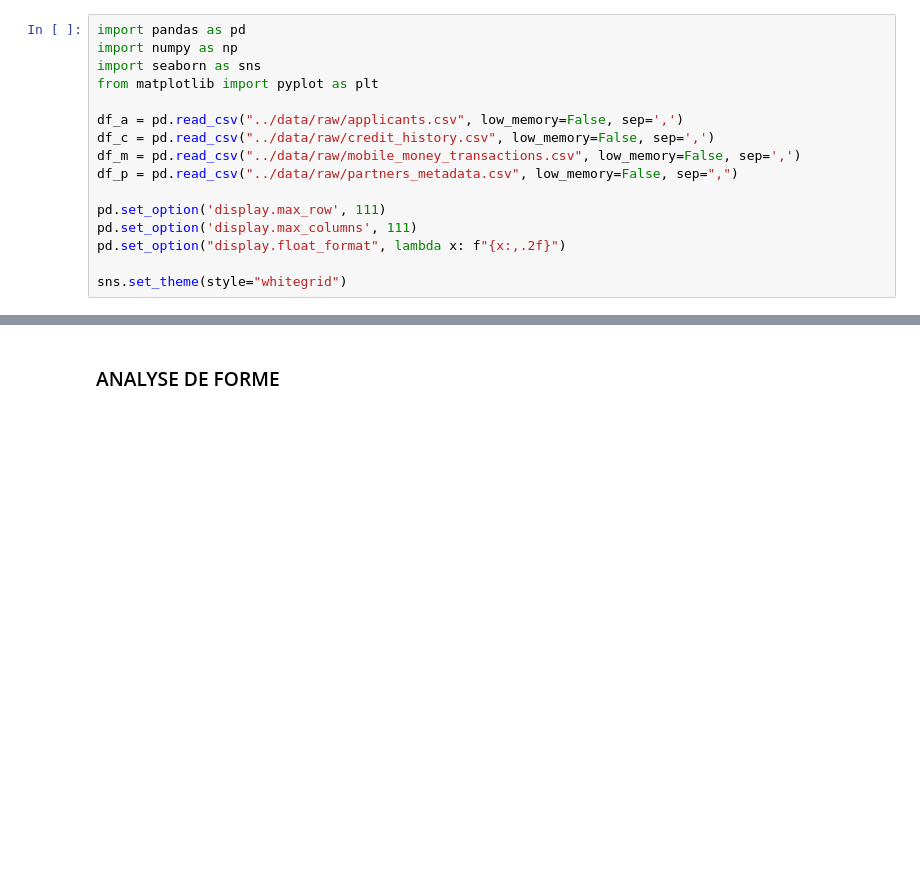
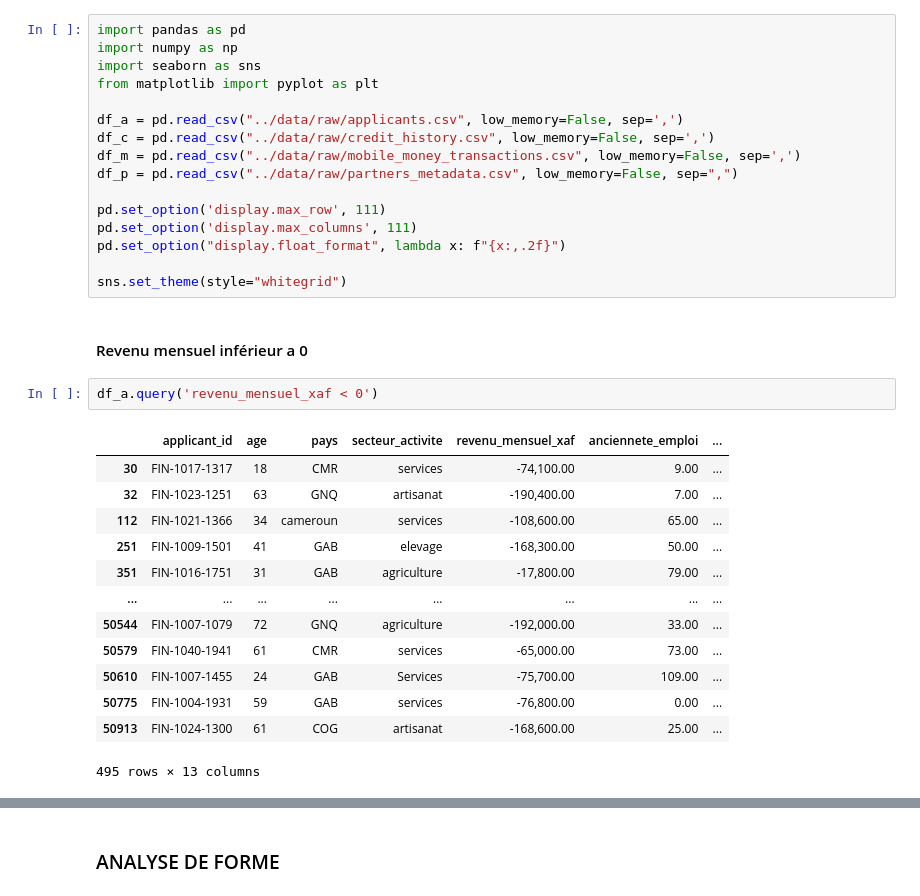
Before and after one commit to Codeur63/Projet-3, a Jupyter notebook: notebooks/EDA.ipynb, the cells around one changed output, grey strips where cells are left out. Saved outputs shown, nothing was run; the diff lists cells and outputs as text; blank space fills up the shorter version.

```diff
--- a/notebooks/EDA.ipynb
+++ b/notebooks/EDA.ipynb
@@ -32,3 +32,21 @@ pd.set_option('display.max_columns', 111)
 pd.set_option("display.float_format", lambda x: f"{x:,.2f}")
 
 sns.set_theme(style="whitegrid")
+# %% [markdown]
+#### Revenu mensuel inférieur a 0
+# %%
+df_a.query('revenu_mensuel_xaf < 0')
+# %% [output]
+|  | applicant_id | age | pays | secteur_activite | revenu_mensuel_xaf | anciennete_emploi | ... |
+| 30 | FIN-1017-1317 | 18 | CMR | services | -74,100.00 | 9.00 | ... |
+| 32 | FIN-1023-1251 | 63 | GNQ | artisanat | -190,400.00 | 7.00 | ... |
+| 112 | FIN-1021-1366 | 34 | cameroun | services | -108,600.00 | 65.00 | ... |
+| 251 | FIN-1009-1501 | 41 | GAB | elevage | -168,300.00 | 50.00 | ... |
+| 351 | FIN-1016-1751 | 31 | GAB | agriculture | -17,800.00 | 79.00 | ... |
+| ... | ... | ... | ... | ... | ... | ... | ... |
+| 50544 | FIN-1007-1079 | 72 | GNQ | agriculture | -192,000.00 | 33.00 | ... |
+| 50579 | FIN-1040-1941 | 61 | CMR | services | -65,000.00 | 73.00 | ... |
+| 50610 | FIN-1007-1455 | 24 | GAB | Services | -75,700.00 | 109.00 | ... |
+| 50775 | FIN-1004-1931 | 59 | GAB | services | -76,800.00 | 0.00 | ... |
+| 50913 | FIN-1024-1300 | 61 | COG | artisanat | -168,600.00 | 25.00 | ... |
+495 rows × 13 columns
```
Also changed, not shown: parts of 16 cells of this notebook, 1 other file.
